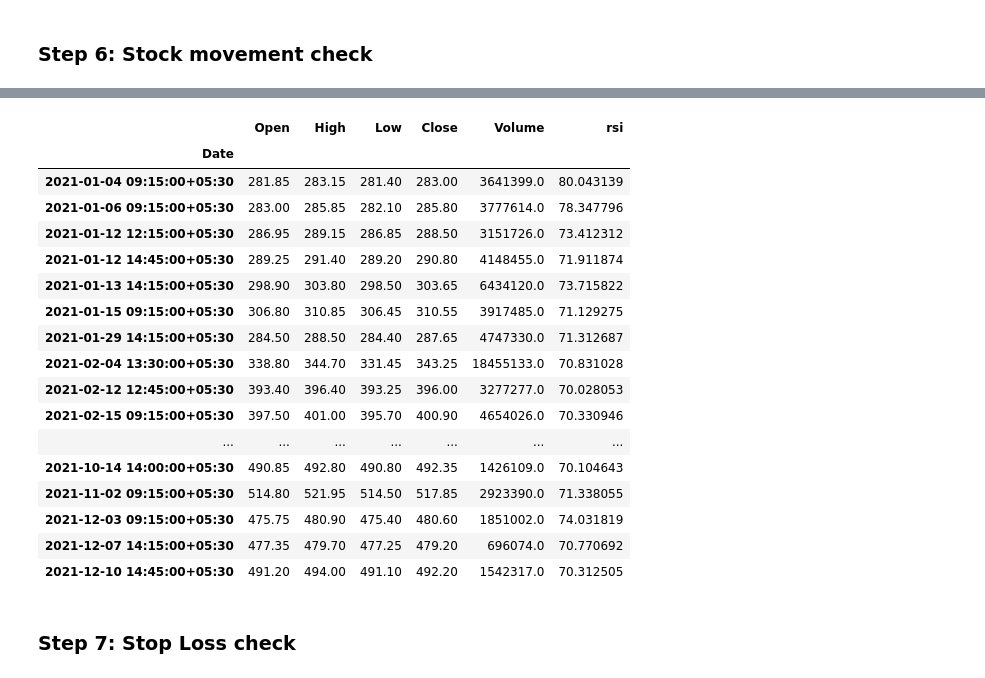
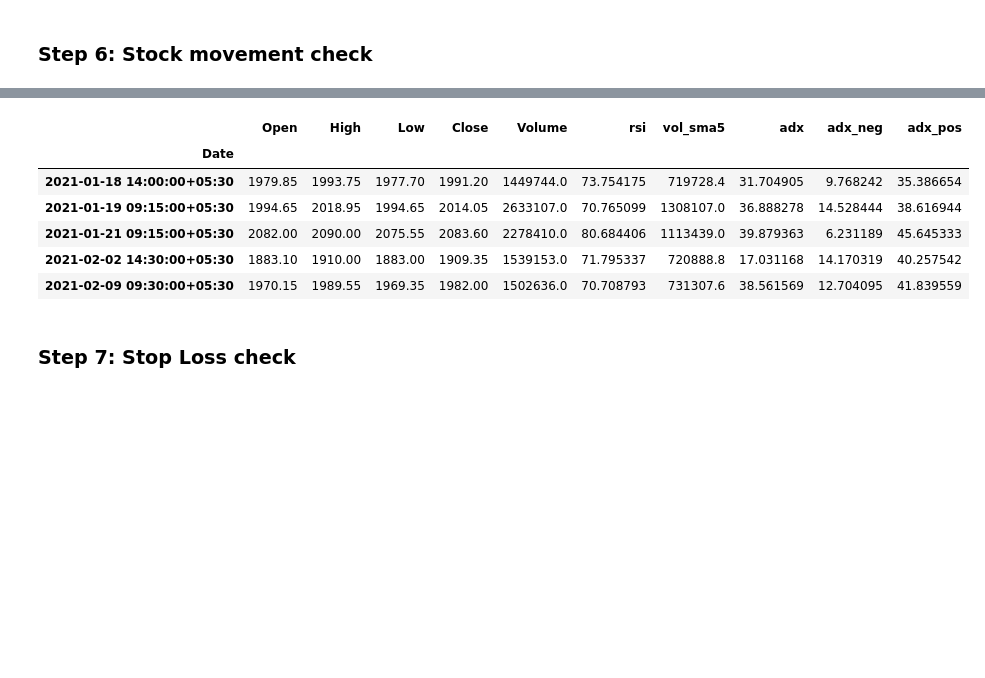
Before and after one commit to hbbtekademy/algo-trading, a Jupyter notebook: python/notebooks/strategies/rsi_strategy/RSIStrategy.ipynb, the cells around one changed output, grey strips where cells are left out. Saved outputs shown, nothing was run; the diff lists cells and outputs as text; code cells hidden in the pictures; blank space fills up the shorter version.

```diff
--- a/python/notebooks/strategies/rsi_strategy/RSIStrategy.ipynb
+++ b/python/notebooks/strategies/rsi_strategy/RSIStrategy.ipynb
@@ -125,19 +349,19 @@ df = curr_window_df[rsi_filter]
 bullish_filter = (df['Close'] > df['Open'])
 df = df[bullish_filter]
 
-temp_df = pd.DataFrame(columns=['Open','High','Low','Close','Volume','rsi'])
+temp_df = pd.DataFrame(columns=df_15min.columns)
 temp_df.index.name = 'Date'
 back_candles_df = pd.DataFrame()
 
 for index, row in df.iterrows():
-  back_candles_df = helpers.get_previous_candles(curr_window_df, index, 1)
-  prev_rsi = 0
-  if (back_candles_df.shape[0] != 0):
-    prev_rsi = back_candles_df.iloc[0]['rsi']
+    back_candles_df = get_previous_candles(curr_window_df, index, 1)
+    prev_rsi = 0
+    if (back_candles_df.shape[0] != 0):
+        prev_rsi = back_candles_df.iloc[0]['rsi']
 
-  if (prev_rsi < 70):
-    temp_df.loc[index] = row
+    if (prev_rsi < 70):
+        temp_df.loc[index] = row
 
-df = temp_df[['Open','High','Low','Close','Volume','rsi']]
+df = temp_df[df_15min.columns]
 df.head()
 # %% [output]
@@ -183,14 +394,14 @@ temp_df = pd.DataFrame(columns=df.columns)
 temp_df.index.name = 'Date'
 
 for index, row in df.iterrows():
-  df_60min = get_hourly_rsi(df_15min, index)
-  #print(df_60min.tail(15))
+    df_60min = get_hourly_df(df_15min, index)
+    # print(df_60min.tail(15))
 
-  rsi = df_60min.iloc[-1]['rsi']
-  if(rsi > rsi_60min):
-    # This 15min candle is eligible for signal
-    print('Hourly candle RSI is greater than 50..', rsi)
-    temp_df.loc[index] = row
+    rsi = df_60min.iloc[-1]['rsi']
+    if(rsi > rsi_60min):
+        # This 15min candle is eligible for signal
+        # print('Hourly candle RSI is greater than 50..', rsi)
+        temp_df.loc[index] = row
 
 df = temp_df
 df.head()
@@ -226,11 +420,11 @@ temp_df = pd.DataFrame(columns=df.columns)
 temp_df.index.name = 'Date'
 
 for index, row in df.iterrows():
-  tanaji_pct = get_tanaji_pct(df_15min, index, 5, row['High'])
-  print('tanaji_pct:', tanaji_pct)
-  if(tanaji_pct < daily_movement_pct):
-    temp_df.loc[index] = row
+    tanaji_pct = get_tanaji_pct(df_15min, index, 5, row['High'])
+    # print('tanaji_pct:', tanaji_pct)
+    if(tanaji_pct < daily_movement_pct):
+        temp_df.loc[index] = row
 
 df = temp_df
-temp_df
+df.head()
 # %% [output]
@@ -254,21 +431,10 @@ tanaji_pct: 1.7927055429631134
-|  | Open | High | Low | Close | Volume | rsi |
-| Date |  |  |  |  |  |  |
-| 2021-01-04 09:15:00+05:30 | 281.85 | 283.15 | 281.40 | 283.00 | 3641399.0 | 80.043139 |
-| 2021-01-06 09:15:00+05:30 | 283.00 | 285.85 | 282.10 | 285.80 | 3777614.0 | 78.347796 |
-| 2021-01-12 12:15:00+05:30 | 286.95 | 289.15 | 286.85 | 288.50 | 3151726.0 | 73.412312 |
-| 2021-01-12 14:45:00+05:30 | 289.25 | 291.40 | 289.20 | 290.80 | 4148455.0 | 71.911874 |
-| 2021-01-13 14:15:00+05:30 | 298.90 | 303.80 | 298.50 | 303.65 | 6434120.0 | 73.715822 |
-| 2021-01-15 09:15:00+05:30 | 306.80 | 310.85 | 306.45 | 310.55 | 3917485.0 | 71.129275 |
-| 2021-01-29 14:15:00+05:30 | 284.50 | 288.50 | 284.40 | 287.65 | 4747330.0 | 71.312687 |
-| 2021-02-04 13:30:00+05:30 | 338.80 | 344.70 | 331.45 | 343.25 | 18455133.0 | 70.831028 |
-| 2021-02-12 12:45:00+05:30 | 393.40 | 396.40 | 393.25 | 396.00 | 3277277.0 | 70.028053 |
-| 2021-02-15 09:15:00+05:30 | 397.50 | 401.00 | 395.70 | 400.90 | 4654026.0 | 70.330946 |
-| ... | ... | ... | ... | ... | ... | ... |
-| 2021-10-14 14:00:00+05:30 | 490.85 | 492.80 | 490.80 | 492.35 | 1426109.0 | 70.104643 |
-| 2021-11-02 09:15:00+05:30 | 514.80 | 521.95 | 514.50 | 517.85 | 2923390.0 | 71.338055 |
-| 2021-12-03 09:15:00+05:30 | 475.75 | 480.90 | 475.40 | 480.60 | 1851002.0 | 74.031819 |
-| 2021-12-07 14:15:00+05:30 | 477.35 | 479.70 | 477.25 | 479.20 | 696074.0 | 70.770692 |
-| 2021-12-10 14:45:00+05:30 | 491.20 | 494.00 | 491.10 | 492.20 | 1542317.0 | 70.312505 |
+|  | Open | High | Low | Close | Volume | rsi | vol_sma5 | adx | adx_neg | adx_pos |
+| Date |  |  |  |  |  |  |  |  |  |  |
+| 2021-01-18 14:00:00+05:30 | 1979.85 | 1993.75 | 1977.70 | 1991.20 | 1449744.0 | 73.754175 | 719728.4 | 31.704905 | 9.768242 | 35.386654 |
+| 2021-01-19 09:15:00+05:30 | 1994.65 | 2018.95 | 1994.65 | 2014.05 | 2633107.0 | 70.765099 | 1308107.0 | 36.888278 | 14.528444 | 38.616944 |
+| 2021-01-21 09:15:00+05:30 | 2082.00 | 2090.00 | 2075.55 | 2083.60 | 2278410.0 | 80.684406 | 1113439.0 | 39.879363 | 6.231189 | 45.645333 |
+| 2021-02-02 14:30:00+05:30 | 1883.10 | 1910.00 | 1883.00 | 1909.35 | 1539153.0 | 71.795337 | 720888.8 | 17.031168 | 14.170319 | 40.257542 |
+| 2021-02-09 09:30:00+05:30 | 1970.15 | 1989.55 | 1969.35 | 1982.00 | 1502636.0 | 70.708793 | 731307.6 | 38.561569 | 12.704095 | 41.839559 |
 # %% [markdown]
 ### Step 7: Stop Loss check
 # %%
```
Also changed, not shown: parts of 16 cells of this notebook.
